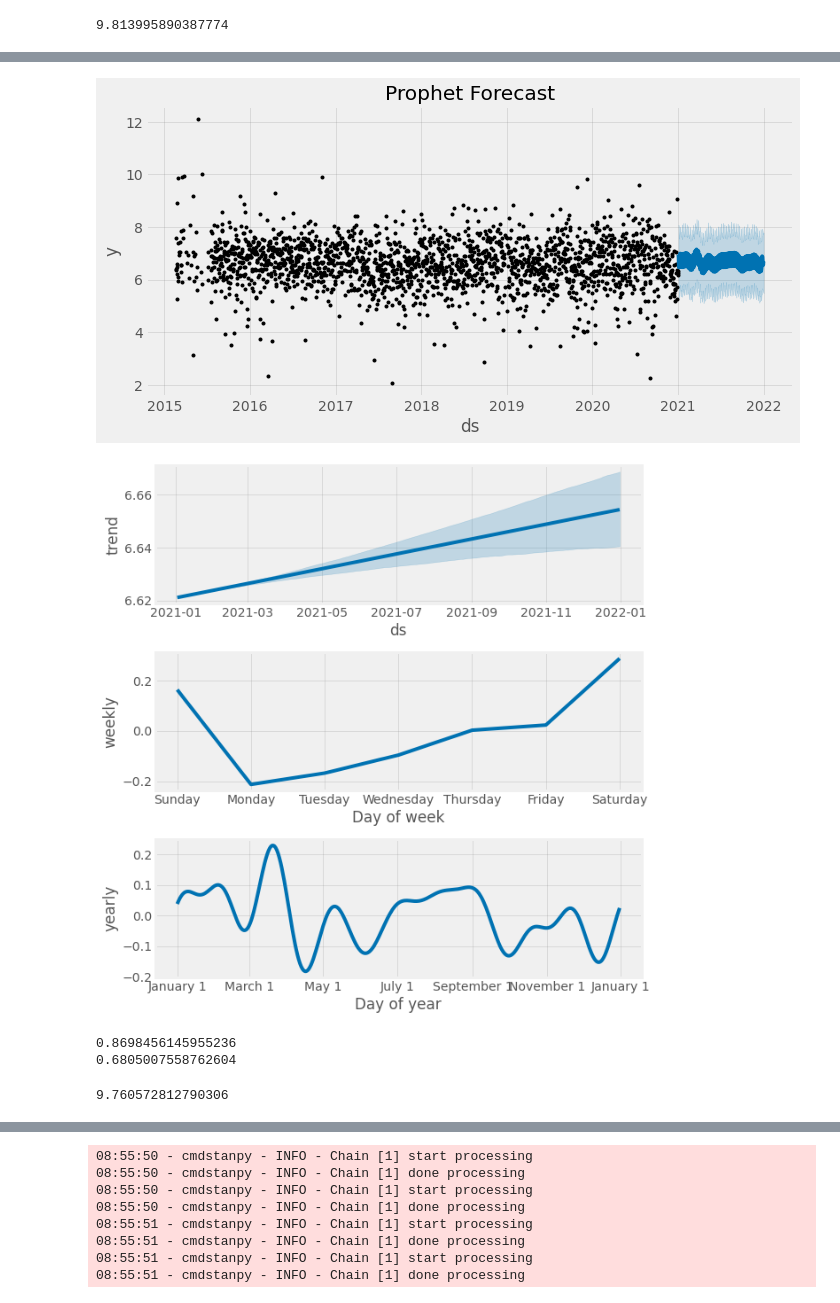
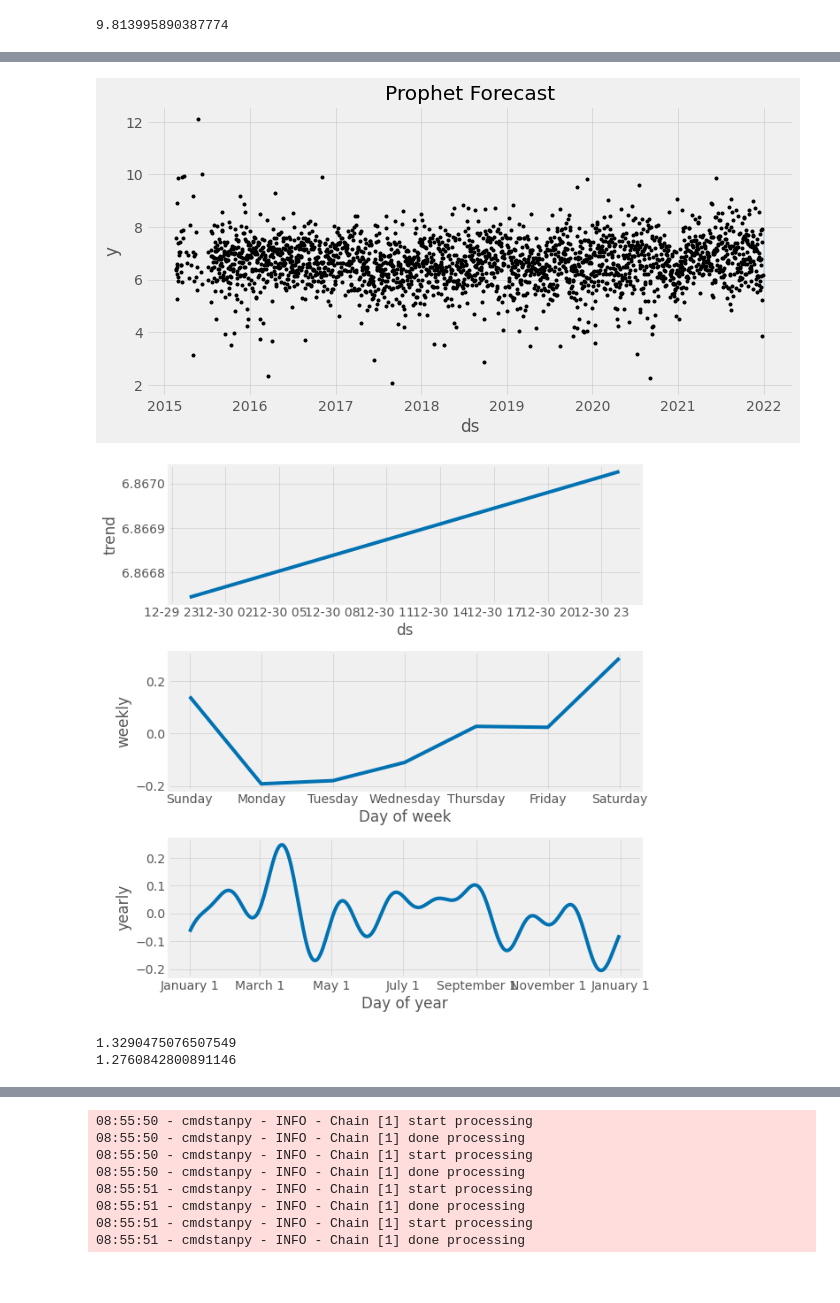
Before and after one commit to patrickmcalinden/kaggle_ml_sleep, a Jupyter notebook: kaggle_ml_sleep.ipynb, the cells around one changed output, grey strips where cells are left out. Saved outputs shown, nothing was run; the diff lists cells and outputs as text; code cells hidden in the pictures.

```diff
--- a/kaggle_ml_sleep.ipynb
+++ b/kaggle_ml_sleep.ipynb
@@ -386,8 +445,7 @@ sleep_test_fcst.head()
 # %%
-
 from prophet import Prophet
 
-split_date_2 = '1-JAN-2021'
+split_date_2 = '29-DEC-2021'
 data_train_2 = base_df.loc[base_df.index <= split_date_2].copy().add_suffix('_TRAIN')
 data_test_2 = base_df.loc[base_df.index > split_date_2].copy().add_suffix('_TEST')
 
@@ -482,4 +540,10 @@ def mean_absolute_percentage_error(y_true, y_pred):
 
 mean_absolute_percentage_error(y_true=data_test_2['sleep_hours_TEST'],
                    y_pred=sleep_test_fcst_2['yhat'])
+
+
+future = model.make_future_dataframe(periods=441, freq='d', include_history=False) #783 for 2021 splitdate
+forecast = model.predict(future)
+forecast = forecast[['ds','yhat']]
+forecast.to_csv('forecast_modified_Prophet.csv', index=False)
 # %% [output]
@@ -489,5 +553,4 @@ mean_absolute_percentage_error(y_true=data_test_2['sleep_hours_TEST'],
-[figure, old version]
+[figure, new version]
-[figure, old version]
+[figure, new version]
-0.8698456145955236
-0.6805007558762604
+1.3290475076507549
+1.2760842800891146
-9.760572812790306
```
Also changed, not shown: parts of 13 cells of this notebook.
